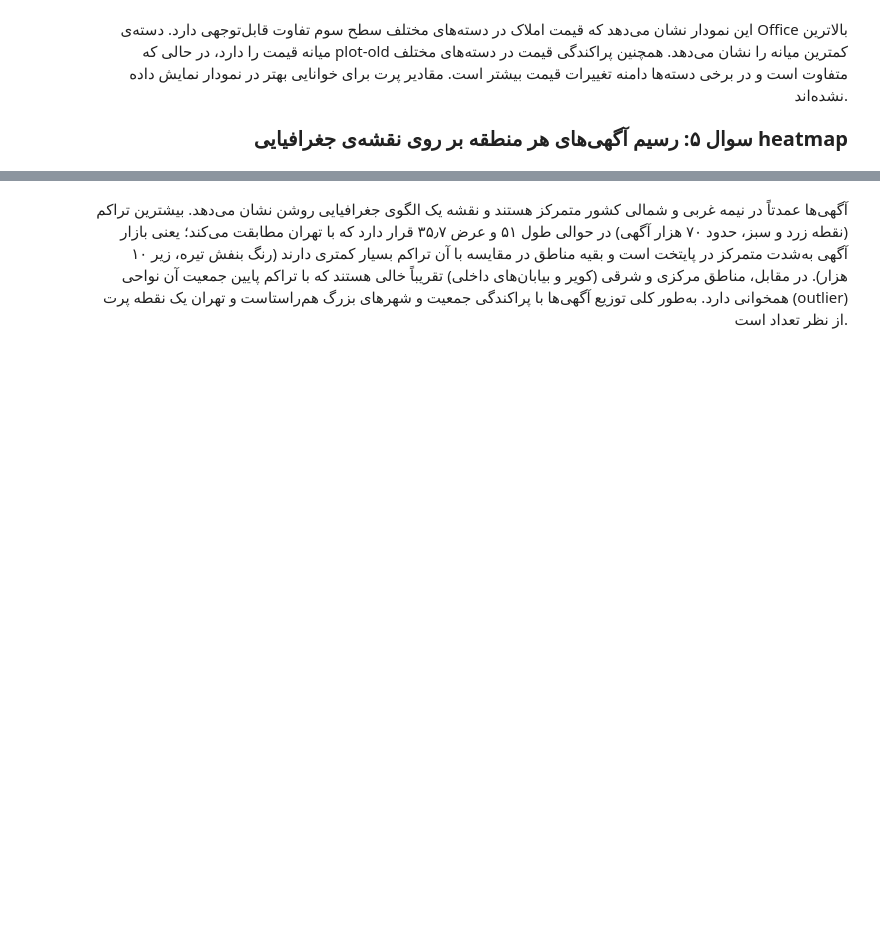
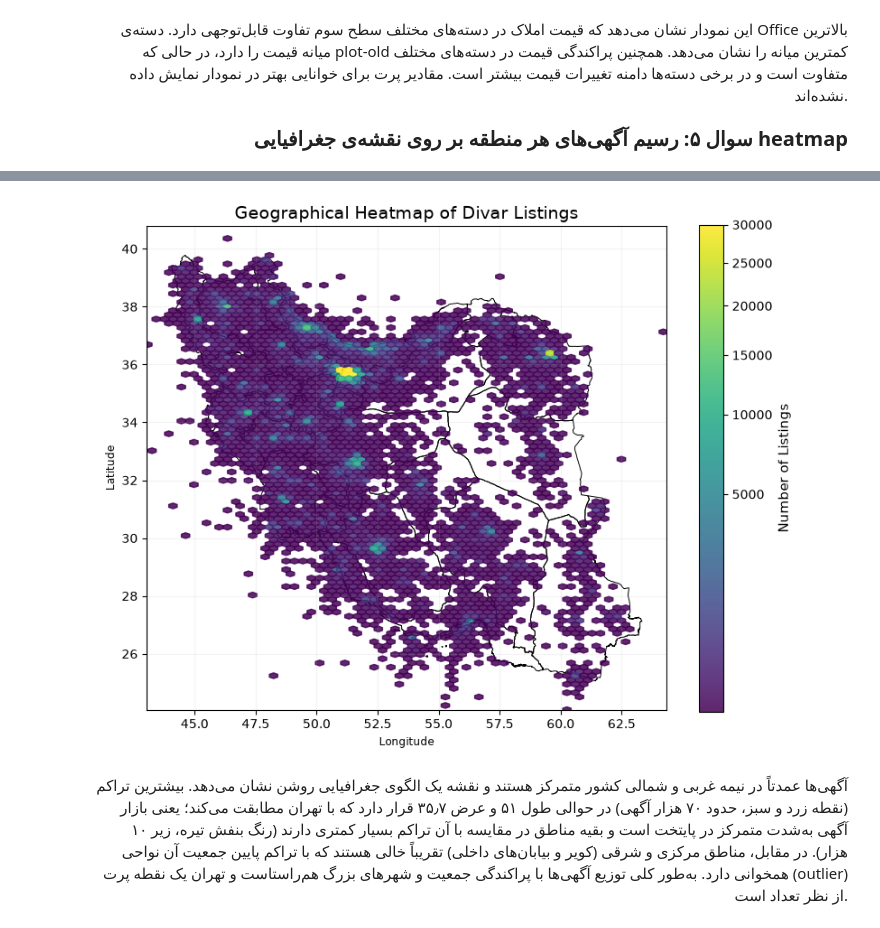
Before and after one commit to HeliaGh05/divar-group03-project, a Jupyter notebook: Notebooks/02_descriptive_statistics.ipynb, the cells around one changed output, grey strips where cells are left out. Drawn from its saved outputs; the diff is of its cells as text; code cells hidden in the pictures; blank space fills up the shorter version.

```diff
--- a/Notebooks/02_descriptive_statistics.ipynb
+++ b/Notebooks/02_descriptive_statistics.ipynb
@@ -171,2 +112,66 @@ plt.show()
+# %%
+from matplotlib.colors import PowerNorm
+
+iran = gpd.read_file(
+    "https://raw.githubusercontent.com/ssepehrnoush/Iran-geojson-map-boundaries/master/ir_states_boundaries_coordinates.geojson"
+)
+
+map_df = df.dropna(
+    subset=['location_latitude', 'location_longitude']
+).copy()
+
+fig, ax = plt.subplots(figsize=(8, 8))
+
+iran.plot(
+    ax=ax,
+    facecolor='none',
+    edgecolor='black',
+    linewidth=0.7
+)
+
+hb = ax.hexbin(
+    map_df['location_longitude'],
+    map_df['location_latitude'],
+    gridsize=100,
+    cmap='viridis',
+    mincnt=1,
+    norm=PowerNorm(
+        gamma=0.45,
+        vmin=1,
+        vmax=30000
+    ),
+    alpha=0.85
+)
+
+cbar = fig.colorbar(
+    hb,
+    ax=ax,
+    shrink=0.7
+)
+
+cbar.set_label(
+    'Number of Listings',
+    fontsize=11
+)
+
+minx, miny, maxx, maxy = iran.total_bounds
+
+ax.set_xlim(minx - 1, maxx + 1)
+ax.set_ylim(miny - 1, maxy + 1)
+
+ax.set_xlabel('Longitude')
+ax.set_ylabel('Latitude')
+
+ax.set_title(
+    'Geographical Heatmap of Divar Listings',
+    fontsize=14
+)
+
+ax.grid(alpha=0.15)
+
+plt.tight_layout()
+plt.show()
+# %% [output]
+[figure, added]
 # %% [markdown]
 <div dir="rtl" style="text-align:right; font-family:'Segoe UI','B Nazanin',Arial,sans-serif; font-size:15px; line-height:2;"> آگهی‌ها عمدتاً در نیمه غربی و شمالی کشور متمرکز هستند و نقشه یک الگوی جغرافیایی روشن نشان می‌دهد. بیشترین تراکم (نقطه زرد و سبز، حدود ۷۰ هزار آگهی) در حوالی طول ۵۱ و عرض ۳۵٫۷ قرار دارد که با تهران مطابقت می‌کند؛ یعنی بازار آگهی به‌شدت متمرکز در پایتخت است و بقیه مناطق در مقایسه با آن تراکم بسیار کمتری دارند (رنگ بنفش تیره، زیر ۱۰ هزار). در مقابل، مناطق مرکزی و شرقی (کویر و بیابان‌های داخلی) تقریباً خالی هستند که با تراکم پایین جمعیت آن نواحی همخوانی دارد. به‌طور کلی توزیع آگهی‌ها با پراکندگی جمعیت و شهرهای بزرگ هم‌راستاست و تهران یک نقطه پرت (outlier) از نظر تعداد است. </div>
```
Also changed, not shown: parts of 6 cells of this notebook.
